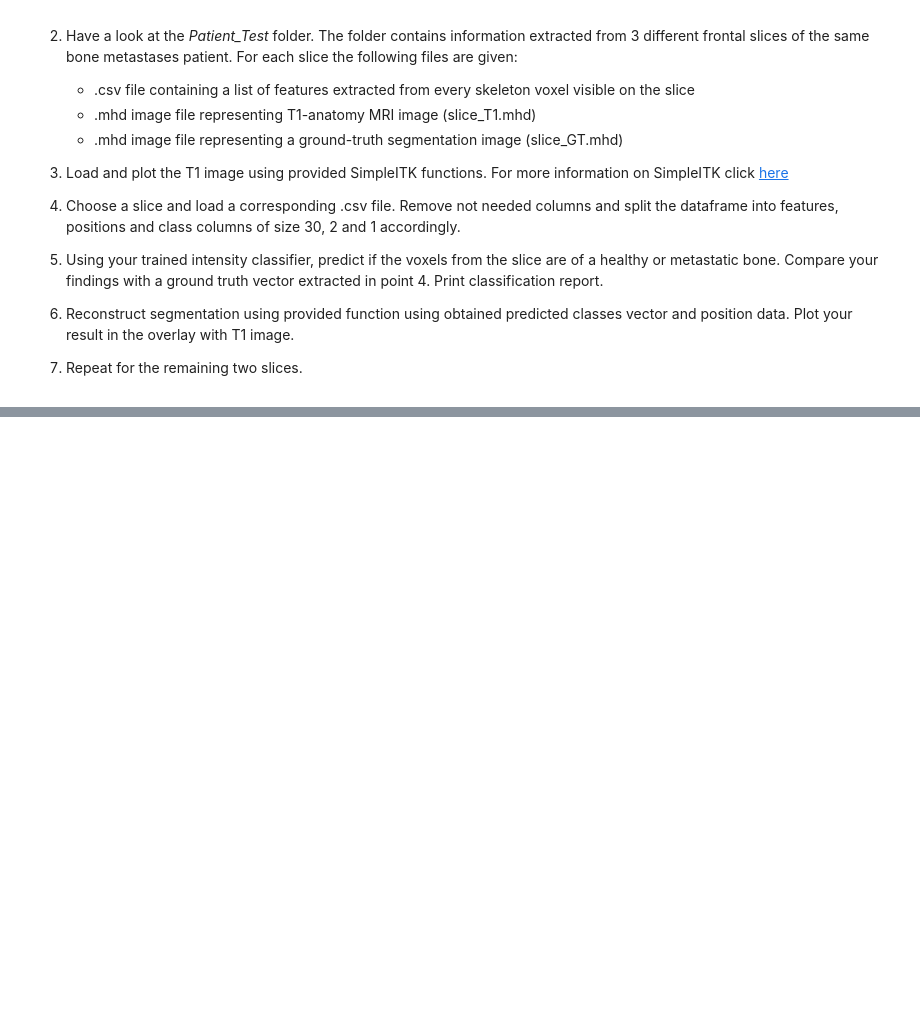
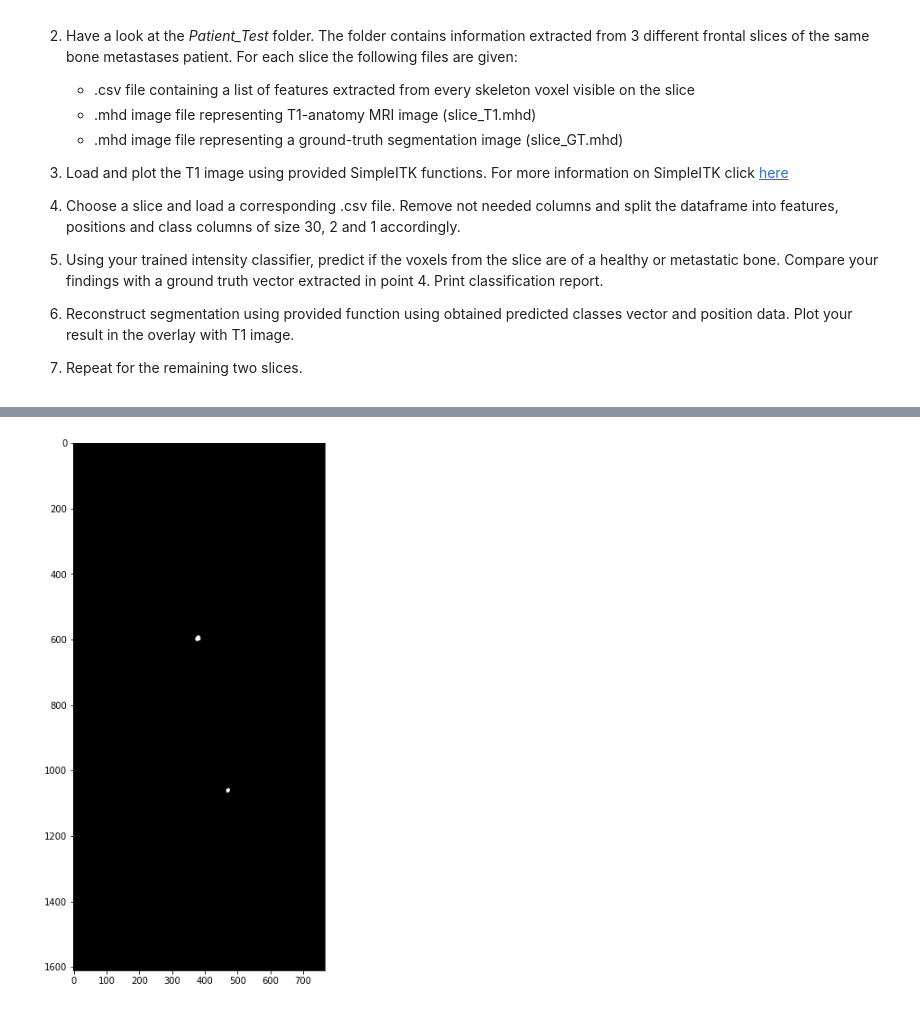
Before and after one commit to abishek1233/Clinical-Decision-Practicals, a Jupyter notebook: WPO3/WPO3.ipynb, the cells around one changed output, grey strips where cells are left out. Cells and saved outputs as stored; diff of their text form; code cells hidden in the pictures; blank space fills up the shorter version.

```diff
--- a/WPO3/WPO3.ipynb
+++ b/WPO3/WPO3.ipynb
@@ -404,0 +427,5 @@ def reconstruct_segmentation_image(predicted, positions, slice_filename):
+# %%
+slice_GT_124 = loadImage(".\Data\Patient_Test\slice_154\slice_GT.mhd")
+showImage(slice_GT_124)
+# %% [output]
+[figure, added]
```
Also changed, not shown: parts of 12 cells of this notebook.
